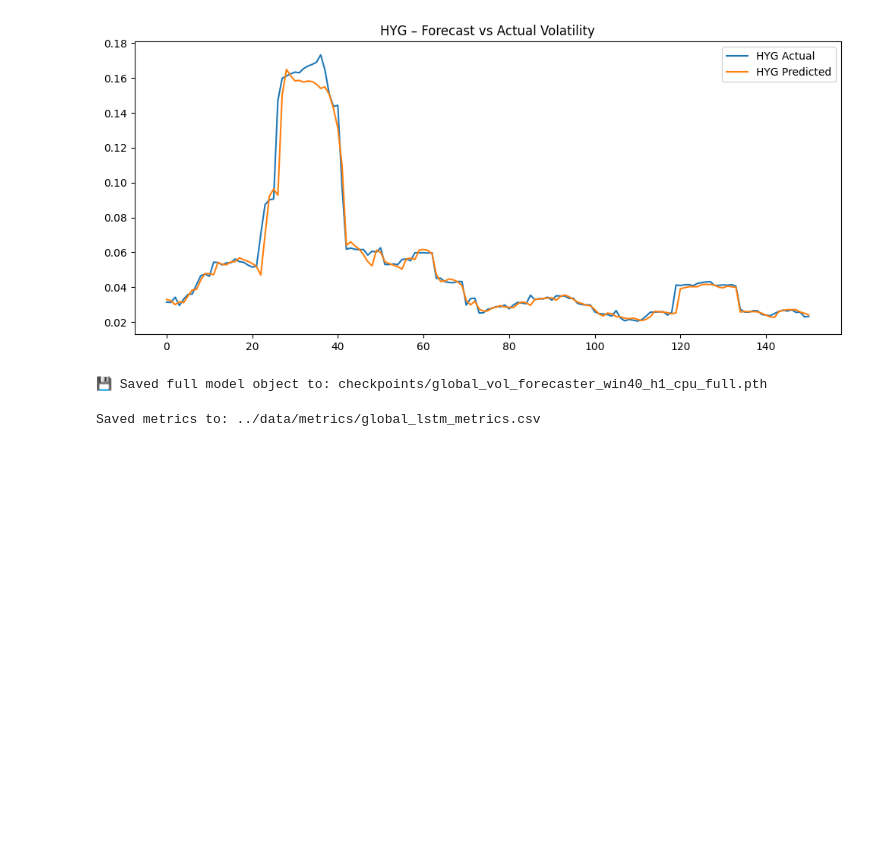
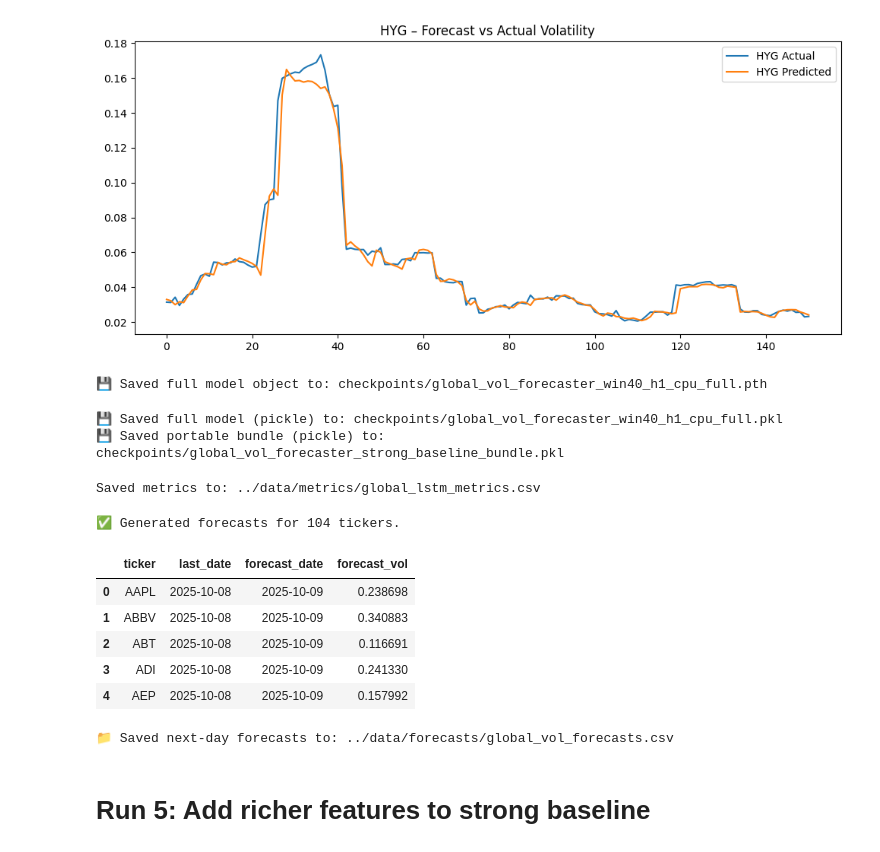
Before and after one commit to rahulmkarthik/VolSense, a Jupyter notebook: notebooks/global_lstm_training.ipynb, the cells around one changed output. Saved outputs shown, nothing was run; the diff lists cells and outputs as text; code cells hidden in the pictures; blank space fills up the shorter version.

```diff
--- a/notebooks/global_lstm_training.ipynb
+++ b/notebooks/global_lstm_training.ipynb
@@ -585,10 +585,13 @@ bundle = {
     "ticker_to_id": ticker_to_id,
     "scalers": scalers,
 }
-bundle_pkl_path = f"checkpoints/global_vol_forecaster_win{cfg.window}_h{cfg.horizons}_{cfg.device}_bundle.pkl"
+bundle_pkl_path = f"checkpoints/global_vol_forecaster_strong_baseline_bundle.pkl"
 with open(bundle_pkl_path, "wb") as f:
     pickle.dump(bundle, f)
 print(f"💾 Saved portable bundle (pickle) to: {bundle_pkl_path}")
+# %% [output]
+💾 Saved full model (pickle) to: checkpoints/global_vol_forecaster_win40_h1_cpu_full.pkl
+💾 Saved portable bundle (pickle) to: checkpoints/global_vol_forecaster_strong_baseline_bundle.pkl
 # %%
 out_path = "../data/metrics/global_lstm_metrics.csv"
 os.makedirs(os.path.dirname(out_path), exist_ok=True)
@@ -596,3 +599,67 @@ metrics_df.to_csv(out_path, index=False)
 print(f"Saved metrics to: {out_path}")
 # %% [output]
 Saved metrics to: ../data/metrics/global_lstm_metrics.csv
+# %%
+
+DEVICE = cfg.device
+MODEL = model.to(DEVICE)
+MODEL.eval()
+
+# --- Prepare inverse mapping ---
+id_to_ticker = {v: k for k, v in ticker_to_id.items()}
+
+# --- Collect forecasts ---
+forecast_rows = []
+window = cfg.window
+feats = ["return"] + (cfg.extra_features or [])
+
+with torch.no_grad():
+    for tkr, g in multi_df.groupby("ticker"):
+        if len(g) < window:
+            continue
+        sc_x = scalers[tkr]["x"]
+        sc_y = scalers[tkr]["y"]
+
+        g_sorted = g.sort_values("date").copy()
+        X_recent = g_sorted[feats].iloc[-window:].values
+        X_scaled = sc_x.transform(X_recent)
+
+        tid = torch.tensor([ticker_to_id[tkr]], dtype=torch.long, device=DEVICE)
+        Xb = torch.tensor(X_scaled[None, :, :], dtype=torch.float32, device=DEVICE)
+
+        pred_scaled = MODEL(tid, Xb).cpu().item()
+        pred_log = sc_y.inverse_transform([[pred_scaled]])[0, 0]
+        pred_vol = np.exp(pred_log)  # inverse log scaling
+
+        last_date = g_sorted["date"].iloc[-1]
+        forecast_rows.append({
+            "ticker": tkr,
+            "last_date": last_date,
+            "forecast_date": last_date + timedelta(days=1),
+            "forecast_vol": pred_vol
+        })
+
+# --- Build DataFrame ---
+forecast_df = pd.DataFrame(forecast_rows)
+forecast_df.sort_values("ticker", inplace=True)
+forecast_df.reset_index(drop=True, inplace=True)
+
+print(f"✅ Generated forecasts for {len(forecast_df)} tickers.")
+display(forecast_df.head())
+
+# --- Save to CSV ---
+out_path = "../data/forecasts/global_vol_forecasts.csv"
+os.makedirs(os.path.dirname(out_path), exist_ok=True)
+forecast_df.to_csv(out_path, index=False)
+print(f"📁 Saved next-day forecasts to: {out_path}")
+# %% [output]
+✅ Generated forecasts for 104 tickers.
+|  | ticker | last_date | forecast_date | forecast_vol |
+| 0 | AAPL | 2025-10-08 | 2025-10-09 | 0.238698 |
+| 1 | ABBV | 2025-10-08 | 2025-10-09 | 0.340883 |
+| 2 | ABT | 2025-10-08 | 2025-10-09 | 0.116691 |
+| 3 | ADI | 2025-10-08 | 2025-10-09 | 0.241330 |
+| 4 | AEP | 2025-10-08 | 2025-10-09 | 0.157992 |
+📁 Saved next-day forecasts to: ../data/forecasts/global_vol_forecasts.csv
+# %% [markdown]
+# Run 5: Add richer features to strong baseline
```
Also changed, not shown: parts of 12 cells of this notebook, 4 other files.
